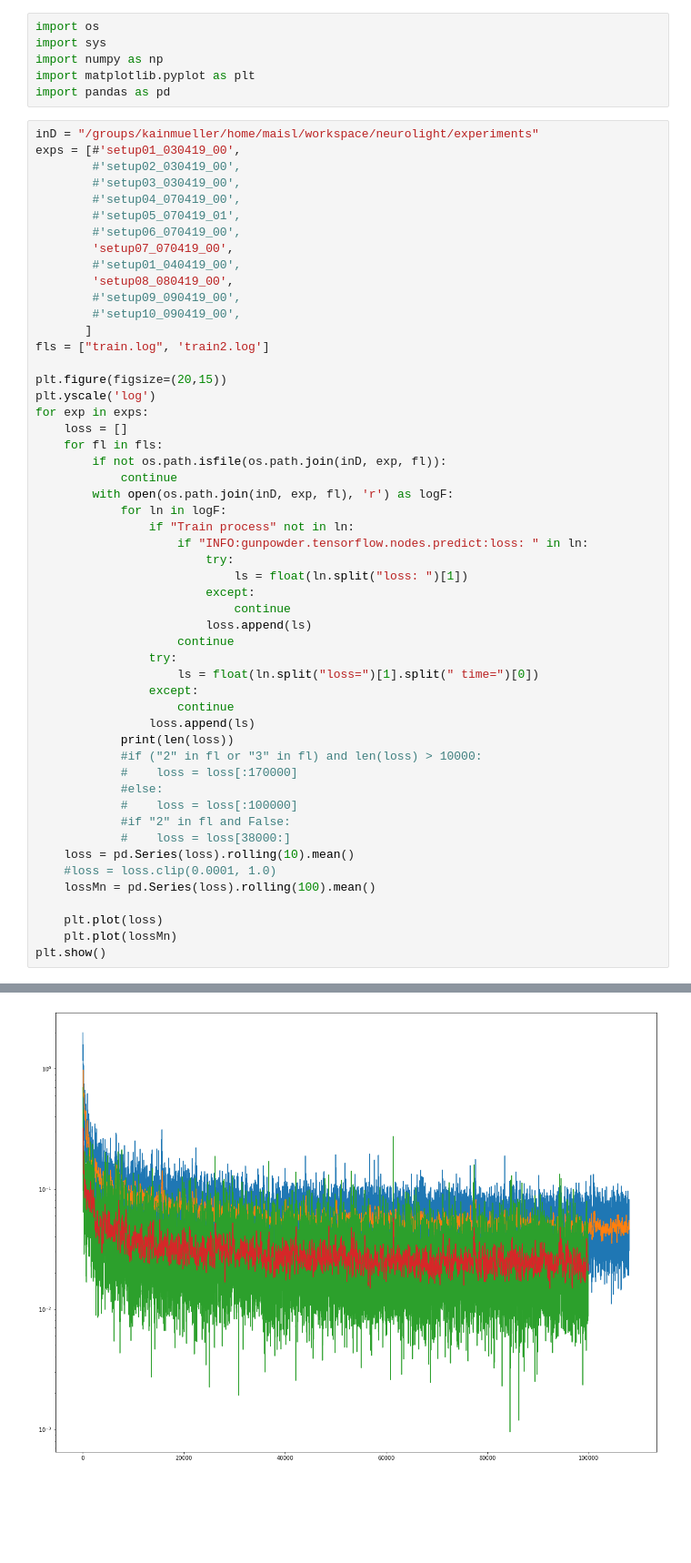
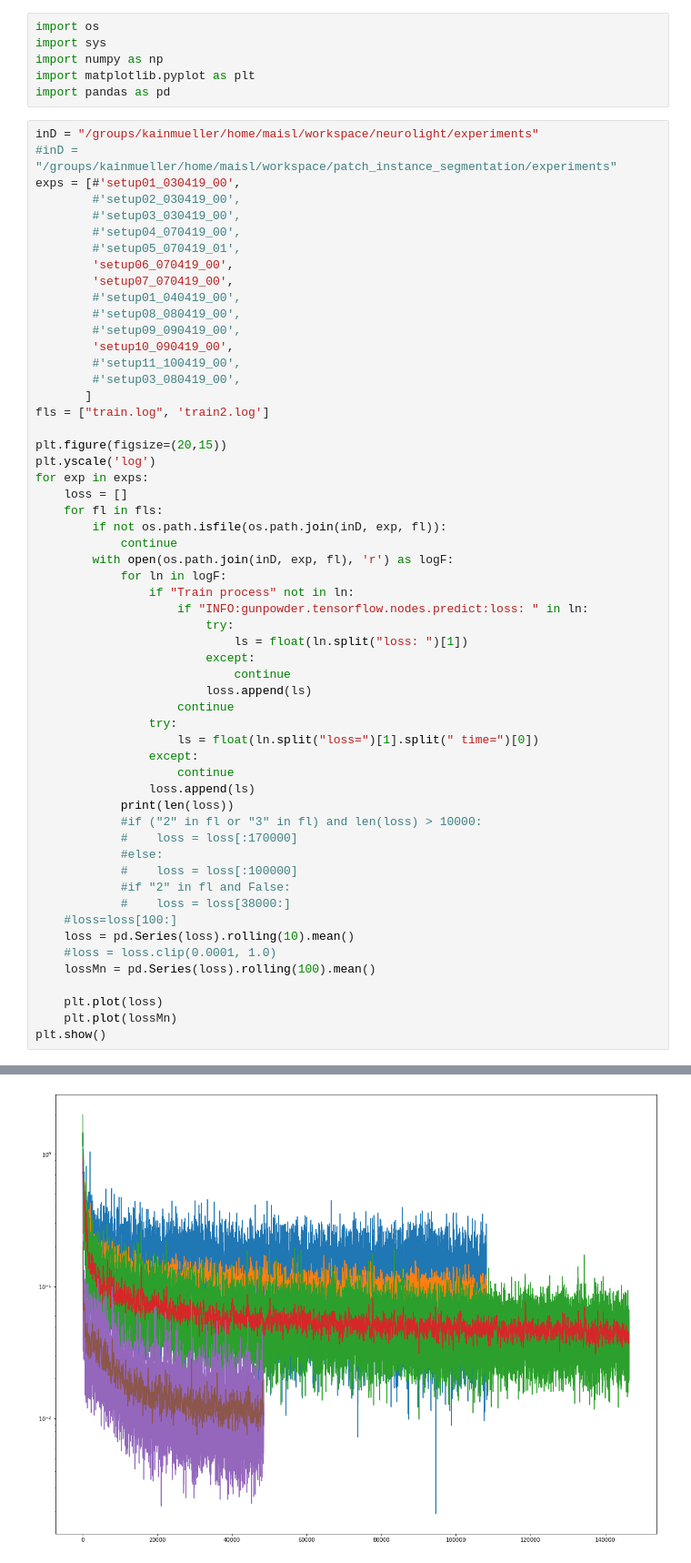
Before and after one commit to funkelab/neurolight_experiments, a Jupyter notebook: flylight/scripts/plotLoss.ipynb, the cells around one changed output, grey strips where cells are left out. Shown at 91% size. Drawn from its saved outputs; the diff is of its cells as text; blank space fills up the shorter version.

```diff
--- a/flylight/scripts/plotLoss.ipynb
+++ b/flylight/scripts/plotLoss.ipynb
@@ -6,17 +6,20 @@ import matplotlib.pyplot as plt
 import pandas as pd
 # %%
 inD = "/groups/kainmueller/home/maisl/workspace/neurolight/experiments"
+#inD = "/groups/kainmueller/home/maisl/workspace/patch_instance_segmentation/experiments"
 exps = [#'setup01_030419_00',
         #'setup02_030419_00',
         #'setup03_030419_00',
         #'setup04_070419_00',
         #'setup05_070419_01',
-        #'setup06_070419_00',
+        'setup06_070419_00',
         'setup07_070419_00',
         #'setup01_040419_00',
-        'setup08_080419_00',
+        #'setup08_080419_00',
         #'setup09_090419_00',
-        #'setup10_090419_00',
+        'setup10_090419_00',
+        #'setup11_100419_00',
+        #'setup03_080419_00',
        ]
 fls = ["train.log", 'train2.log']
 
@@ -49,6 +52,7 @@ for exp in exps:
             #    loss = loss[:100000]
             #if "2" in fl and False:
             #    loss = loss[38000:]
+    #loss=loss[100:]
     loss = pd.Series(loss).rolling(10).mean()
     #loss = loss.clip(0.0001, 1.0)
     lossMn = pd.Series(loss).rolling(100).mean()
@@ -62 +67 @@ plt.show()
-[figure, old version]
+[figure, new version]
```
Also changed, not shown: parts of 1 cell of this notebook, 12 other files.
